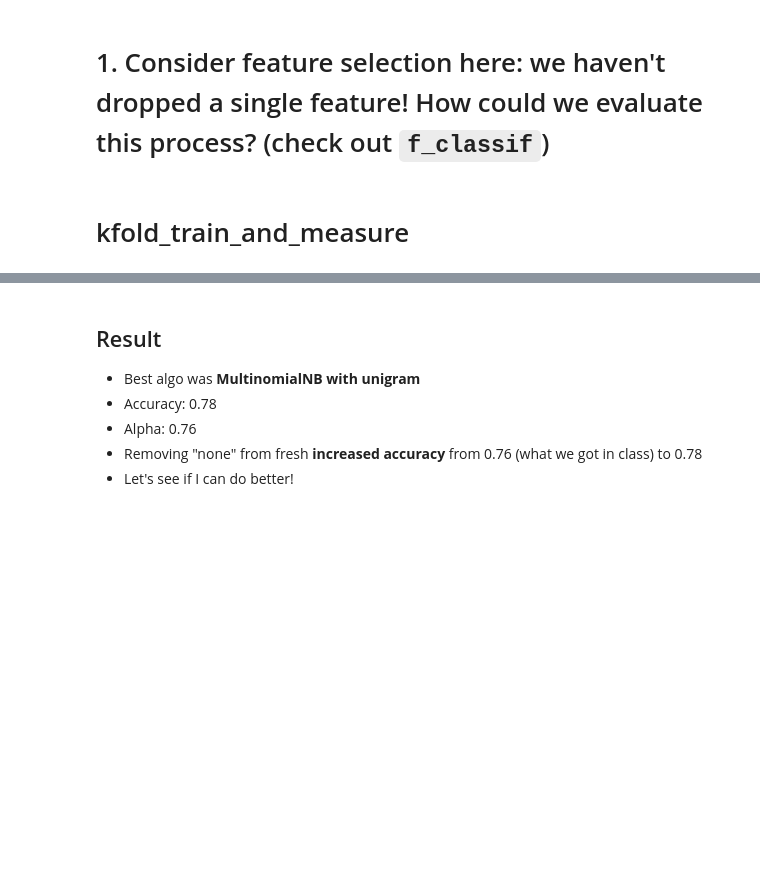
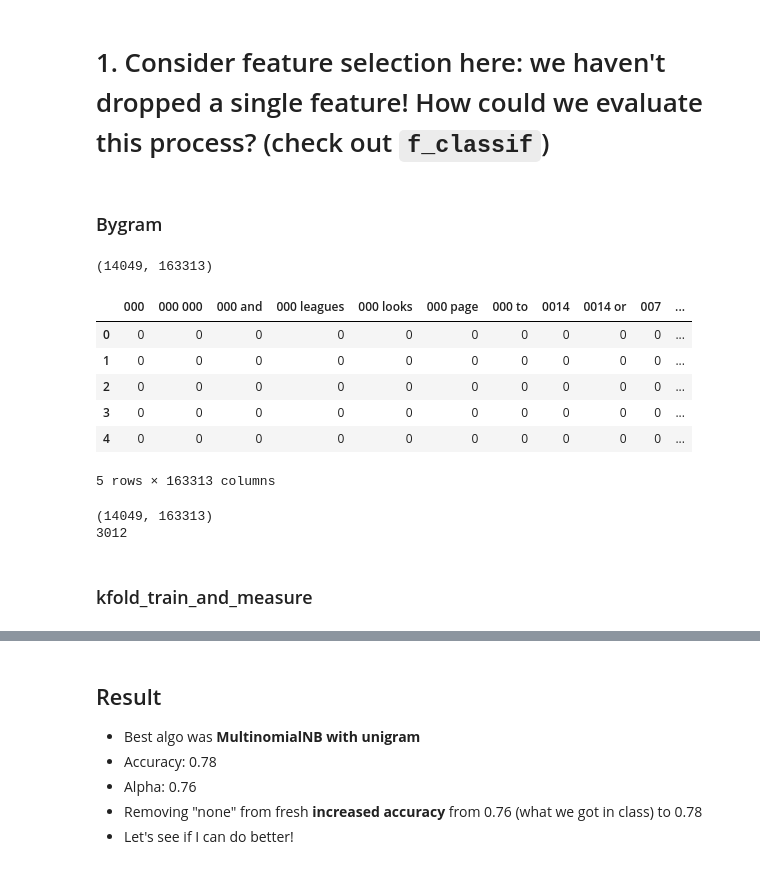
Before and after one commit to ek-ok/GA, a Jupyter notebook: hw/naive_bayes_assignment.ipynb, the cells around one changed output, grey strips where cells are left out. Saved outputs shown, nothing was run; the diff lists cells and outputs as text; code cells hidden in the pictures; blank space fills up the shorter version.

```diff
--- a/hw/naive_bayes_assignment.ipynb
+++ b/hw/naive_bayes_assignment.ipynb
@@ -59,0 +43,2 @@ for matrix, idx in enumerate(x):
+# %% [markdown]
+### Bygram
@@ -59,0 +49,18 @@ for matrix, idx in enumerate(x):
+# %%
+#Convert the sparse matrix back to a normal array to run feature selection
+x_back = x.toarray()
+x_df = pd.DataFrame(x_back, columns=vec.get_feature_names())
+x_columns = list(x_df.columns)
+print x_df.shape
+# %% [output]
+(14049, 163313)
+# %%
+x_df.head()
+# %% [output]
+|  | 000 | 000 000 | 000 and | 000 leagues | 000 looks | 000 page | 000 to | 0014 | 0014 or | 007 | ... |
+| 0 | 0 | 0 | 0 | 0 | 0 | 0 | 0 | 0 | 0 | 0 | ... |
+| 1 | 0 | 0 | 0 | 0 | 0 | 0 | 0 | 0 | 0 | 0 | ... |
+| 2 | 0 | 0 | 0 | 0 | 0 | 0 | 0 | 0 | 0 | 0 | ... |
+| 3 | 0 | 0 | 0 | 0 | 0 | 0 | 0 | 0 | 0 | 0 | ... |
+| 4 | 0 | 0 | 0 | 0 | 0 | 0 | 0 | 0 | 0 | 0 | ... |
+5 rows × 163313 columns
@@ -60,5 +79,11 @@ for matrix, idx in enumerate(x):
+# %%
+print x_df.shape
+print len(significant_features)
+# %% [output]
+(14049, 163313)
+3012
 # %% [markdown]
-# kfold_train_and_measure
+### kfold_train_and_measure
 # %%
 def kfold_train_and_measure(classifier, x, y):
 
```
Also changed, not shown: parts of 17 cells of this notebook, 33 other files.
